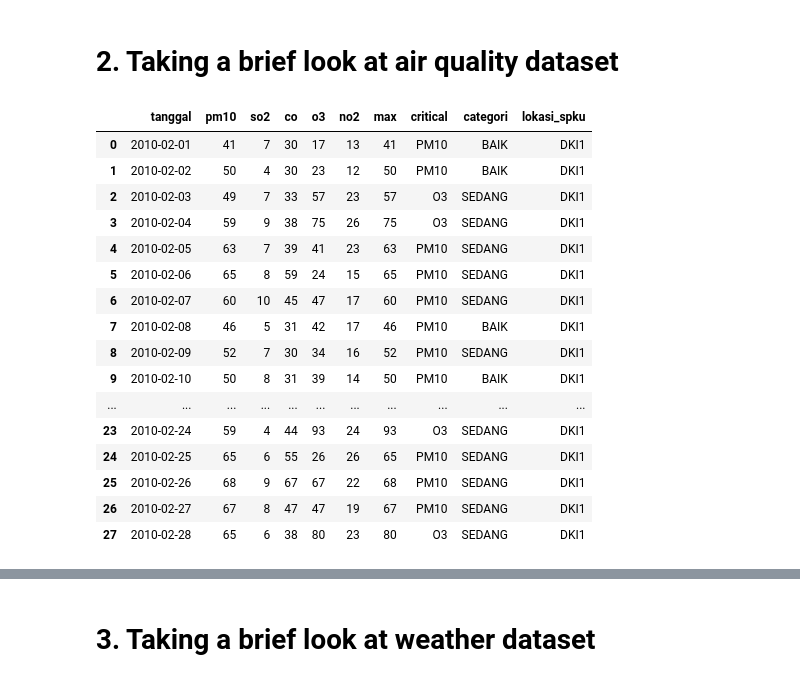
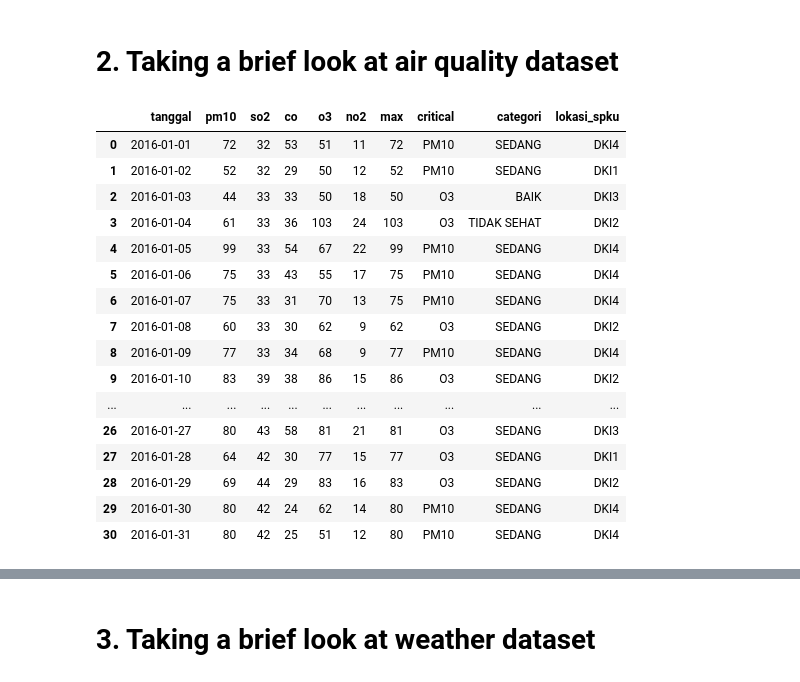
Before and after one commit to baninhadin/Klorophyl-Project, a Jupyter notebook: 02. Processing_Air_Quality_and_Weather_Data.ipynb, the cells around one changed output, grey strips where cells are left out. Drawn from its saved outputs; the diff is of its cells as text; code cells hidden in the pictures.

```diff
--- a/02. Processing_Air_Quality_and_Weather_Data.ipynb
+++ b/02. Processing_Air_Quality_and_Weather_Data.ipynb
@@ -12,23 +13,23 @@ Mounted at /content/gdrive
 # **2. Taking a brief look at air quality dataset**
 # %%
 #load sample ispu data
-ispu_data = pd.read_csv("/content/gdrive/MyDrive/dokumentasi/dataset/2010/02. ISPU Provinsi-DKI-Jakarta-Bulan-Februari-Tahun-2010.csv")
+ispu_data = pd.read_csv("/content/gdrive/MyDrive/dokumentasi/dataset/2016/01. ISPU Provinsi-DKI-Jakarta-Bulan-Januari-Tahun-2016.csv")
 ispu_data
 # %% [output]
 |  | tanggal | pm10 | so2 | co | o3 | no2 | max | critical | categori | lokasi_spku |
-| 0 | 2010-02-01 | 41 | 7 | 30 | 17 | 13 | 41 | PM10 | BAIK | DKI1 |
-| 1 | 2010-02-02 | 50 | 4 | 30 | 23 | 12 | 50 | PM10 | BAIK | DKI1 |
-| 2 | 2010-02-03 | 49 | 7 | 33 | 57 | 23 | 57 | O3 | SEDANG | DKI1 |
-| 3 | 2010-02-04 | 59 | 9 | 38 | 75 | 26 | 75 | O3 | SEDANG | DKI1 |
-| 4 | 2010-02-05 | 63 | 7 | 39 | 41 | 23 | 63 | PM10 | SEDANG | DKI1 |
-| 5 | 2010-02-06 | 65 | 8 | 59 | 24 | 15 | 65 | PM10 | SEDANG | DKI1 |
-| 6 | 2010-02-07 | 60 | 10 | 45 | 47 | 17 | 60 | PM10 | SEDANG | DKI1 |
-| 7 | 2010-02-08 | 46 | 5 | 31 | 42 | 17 | 46 | PM10 | BAIK | DKI1 |
-| 8 | 2010-02-09 | 52 | 7 | 30 | 34 | 16 | 52 | PM10 | SEDANG | DKI1 |
-| 9 | 2010-02-10 | 50 | 8 | 31 | 39 | 14 | 50 | PM10 | BAIK | DKI1 |
+| 0 | 2016-01-01 | 72 | 32 | 53 | 51 | 11 | 72 | PM10 | SEDANG | DKI4 |
+| 1 | 2016-01-02 | 52 | 32 | 29 | 50 | 12 | 52 | PM10 | SEDANG | DKI1 |
+| 2 | 2016-01-03 | 44 | 33 | 33 | 50 | 18 | 50 | O3 | BAIK | DKI3 |
+| 3 | 2016-01-04 | 61 | 33 | 36 | 103 | 24 | 103 | O3 | TIDAK SEHAT | DKI2 |
+| 4 | 2016-01-05 | 99 | 33 | 54 | 67 | 22 | 99 | PM10 | SEDANG | DKI4 |
+| 5 | 2016-01-06 | 75 | 33 | 43 | 55 | 17 | 75 | PM10 | SEDANG | DKI4 |
+| 6 | 2016-01-07 | 75 | 33 | 31 | 70 | 13 | 75 | PM10 | SEDANG | DKI4 |
+| 7 | 2016-01-08 | 60 | 33 | 30 | 62 | 9 | 62 | O3 | SEDANG | DKI2 |
+| 8 | 2016-01-09 | 77 | 33 | 34 | 68 | 9 | 77 | PM10 | SEDANG | DKI4 |
+| 9 | 2016-01-10 | 83 | 39 | 38 | 86 | 15 | 86 | O3 | SEDANG | DKI2 |
 | ... | ... | ... | ... | ... | ... | ... | ... | ... | ... | ... |
-| 23 | 2010-02-24 | 59 | 4 | 44 | 93 | 24 | 93 | O3 | SEDANG | DKI1 |
-| 24 | 2010-02-25 | 65 | 6 | 55 | 26 | 26 | 65 | PM10 | SEDANG | DKI1 |
-| 25 | 2010-02-26 | 68 | 9 | 67 | 67 | 22 | 68 | PM10 | SEDANG | DKI1 |
-| 26 | 2010-02-27 | 67 | 8 | 47 | 47 | 19 | 67 | PM10 | SEDANG | DKI1 |
-| 27 | 2010-02-28 | 65 | 6 | 38 | 80 | 23 | 80 | O3 | SEDANG | DKI1 |
+| 26 | 2016-01-27 | 80 | 43 | 58 | 81 | 21 | 81 | O3 | SEDANG | DKI3 |
+| 27 | 2016-01-28 | 64 | 42 | 30 | 77 | 15 | 77 | O3 | SEDANG | DKI1 |
+| 28 | 2016-01-29 | 69 | 44 | 29 | 83 | 16 | 83 | O3 | SEDANG | DKI2 |
+| 29 | 2016-01-30 | 80 | 42 | 24 | 62 | 14 | 80 | PM10 | SEDANG | DKI4 |
+| 30 | 2016-01-31 | 80 | 42 | 25 | 51 | 12 | 80 | PM10 | SEDANG | DKI4 |
```
Also changed, not shown: parts of 36 cells of this notebook.
